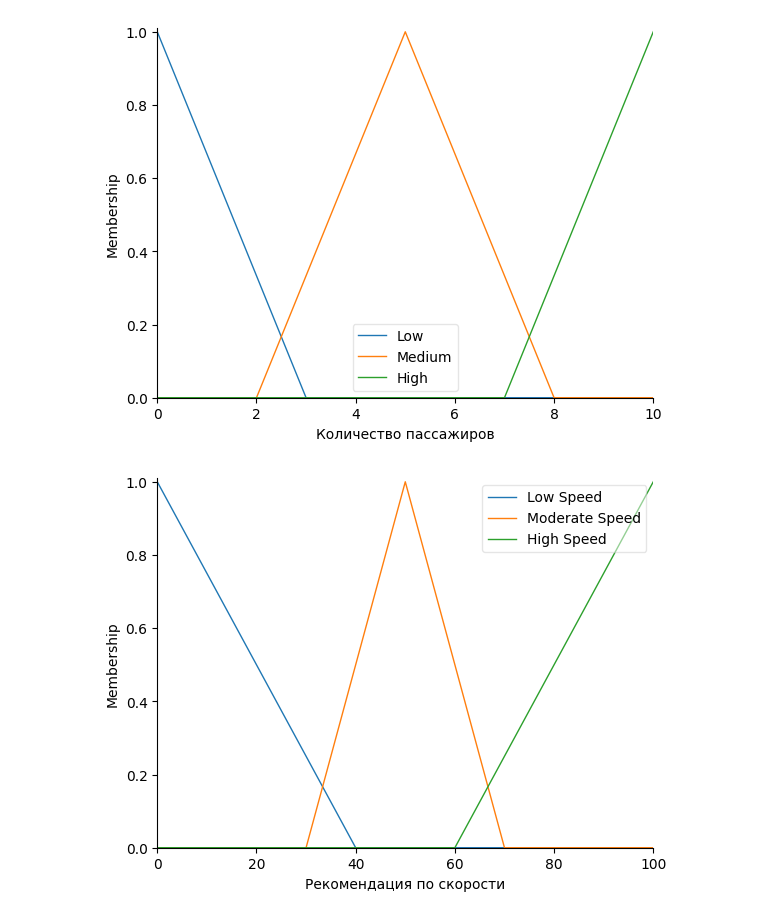
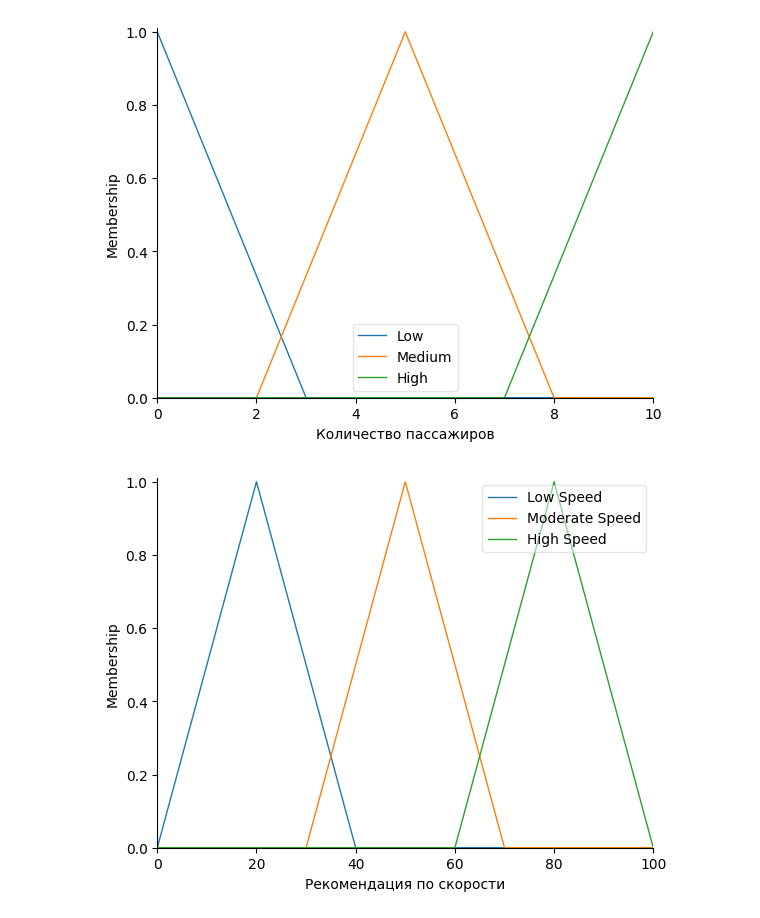
Before and after one commit to tentenvi/IIS, a Jupyter notebook: Практическая_работа_3_ИИС.ipynb, the cells around one changed output. Saved outputs shown, nothing was run; the diff lists cells and outputs as text; code cells hidden in the pictures.

```diff
--- a/Практическая_работа_3_ИИС.ipynb
+++ b/Практическая_работа_3_ИИС.ipynb
@@ -53,13 +47,13 @@ passengers.view()
 [figure]
 # %%
 # Функции принадлежности для рекомендации по скорости
-speed_recommendation['Low Speed'] = fuz.trimf(speed_recommendation.universe, [0, 0, 40])
+speed_recommendation['Low Speed'] = fuz.trimf(speed_recommendation.universe, [0, 20, 40])
 speed_recommendation['Moderate Speed'] = fuz.trimf(speed_recommendation.universe, [30, 50, 70])
-speed_recommendation['High Speed'] = fuz.trimf(speed_recommendation.universe, [60, 100, 100])
+speed_recommendation['High Speed'] = fuz.trimf(speed_recommendation.universe, [60, 80, 100])
 
 speed_recommendation.view()
 # %% [output]
-[figure, old version]
+[figure, new version]
 # %%
 #№4 Определение нечетких правил
 # Нечеткие правила на основе комбинаций расстояния и скорости
```
Also changed, not shown: parts of 5 cells of this notebook.
